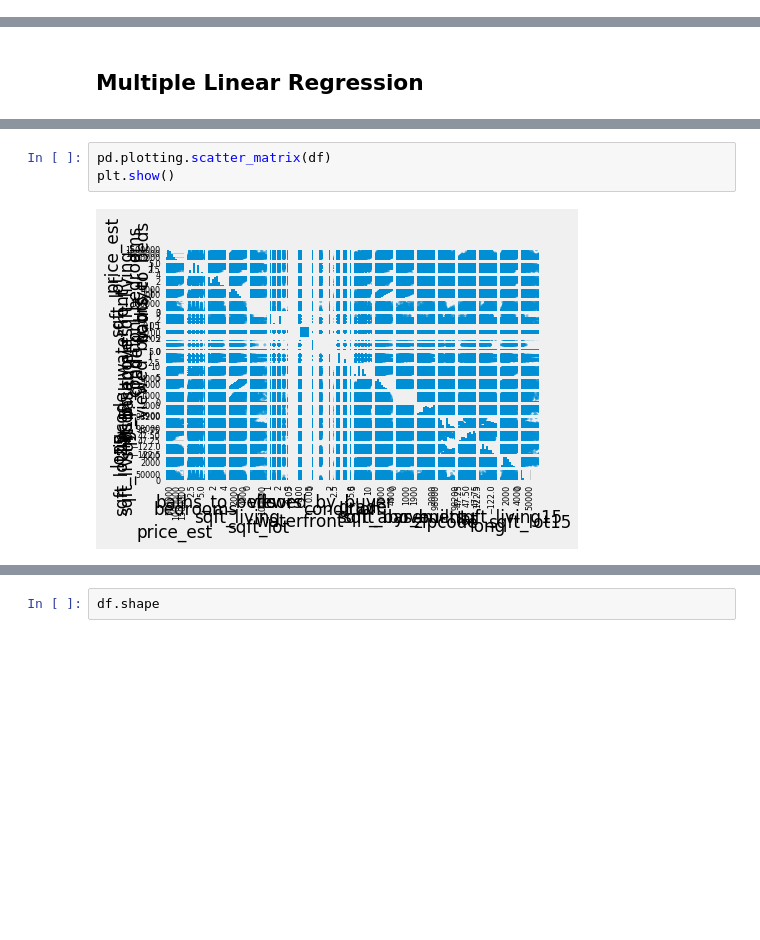
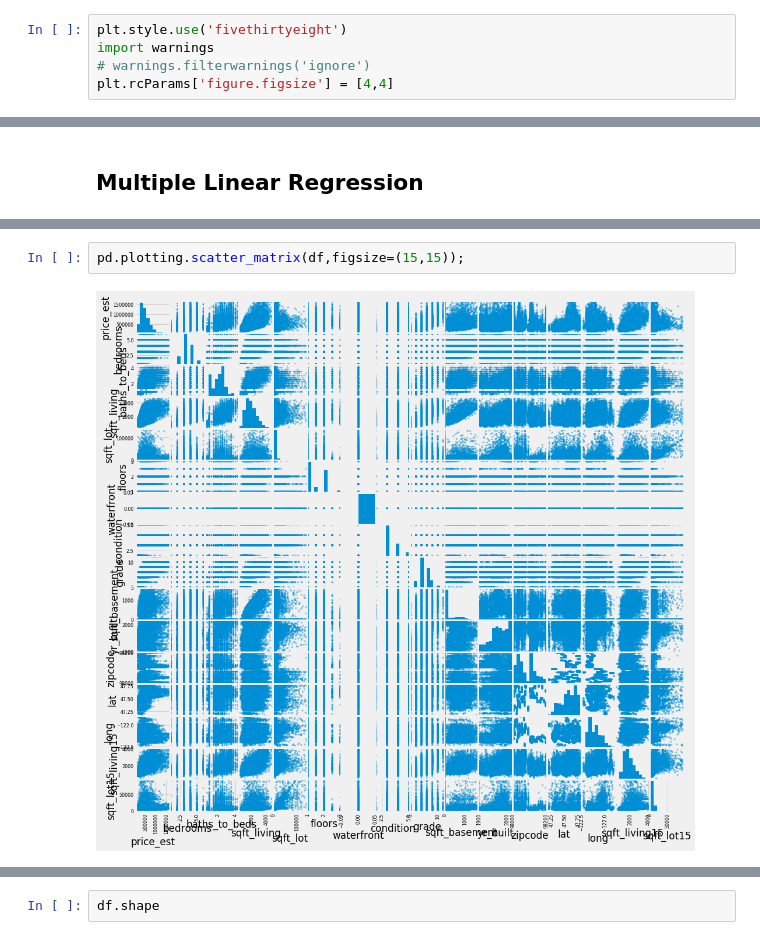
Before and after one commit to israeljls-j/dsc-mod-2-project-v2-1-onl01-dtsc-ft-070620, a Jupyter notebook: student.ipynb, the cells around one changed output, grey strips where cells are left out. Drawn from its saved outputs; the diff is of its cells as text; blank space fills up the shorter version.

```diff
--- a/student.ipynb
+++ b/student.ipynb
@@ -269,3 +280,8 @@ warnings.filterwarnings('ignore')
+# %%
+plt.style.use('fivethirtyeight')
+import warnings
+# warnings.filterwarnings('ignore')
+plt.rcParams['figure.figsize'] = [4,4]
 # %%
 df_columns = df.columns
 df_columns
@@ -458,10 +459,9 @@ df.head(2)
 | 0 | 221900.0 | 3 | 1.00 | 1180 | 5650 | 1.0 | 0.0 | 0.0 | ... |
 | 1 | 538000.0 | 3 | 2.25 | 2570 | 7242 | 2.0 | 0.0 | 0.0 | ... |
 # %%
-pd.plotting.scatter_matrix(df)
-plt.show()
+pd.plotting.scatter_matrix(df,figsize=(15,15));
 # %% [output]
-[figure, old version]
+[figure, new version]
 # %%
 #add constant
 def model_in(df):
```
Also changed, not shown: parts of 106 cells of this notebook.
